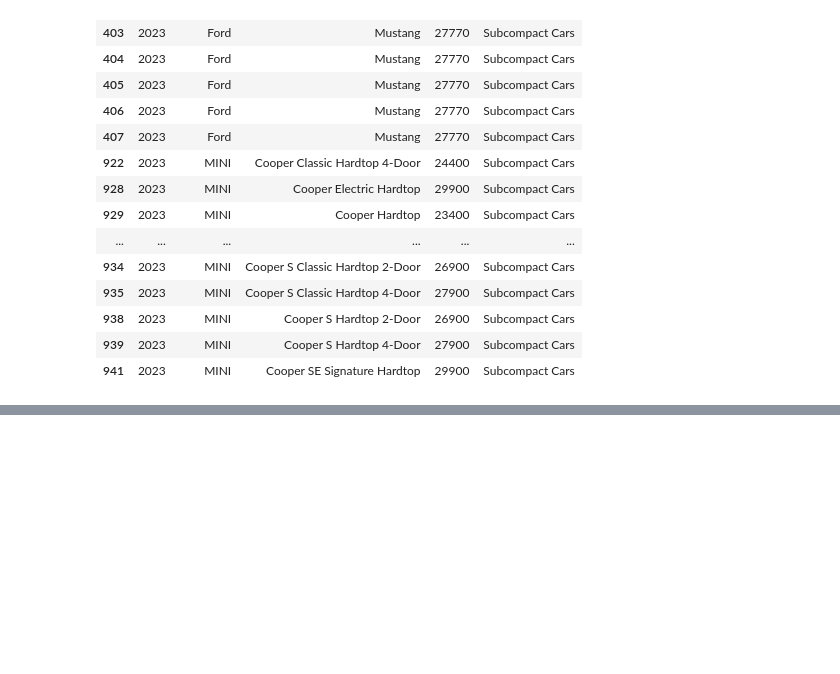
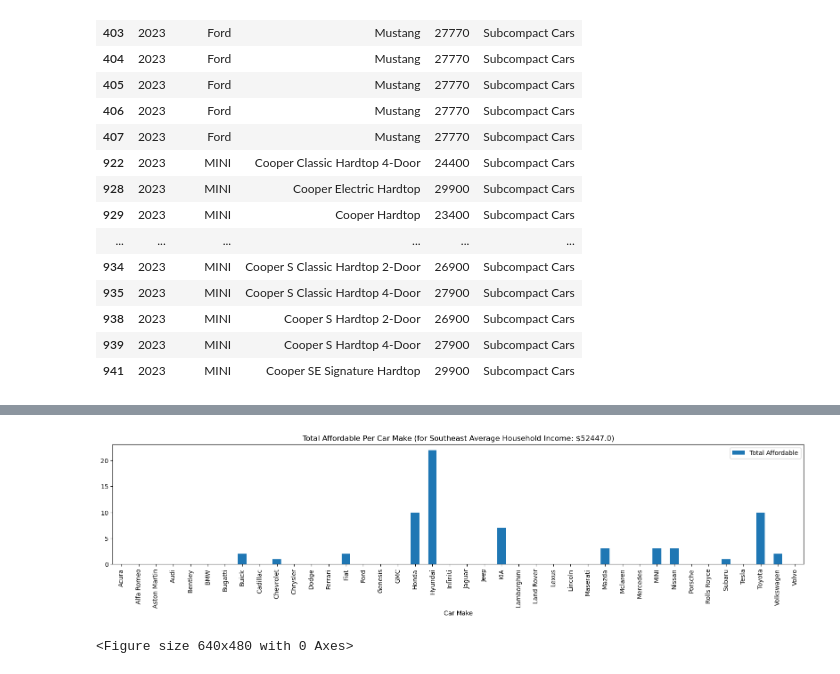
Before and after one commit to raniljoshua/Data-Analysis-Bootcamp_Project-1, a Jupyter notebook: car_payment.ipynb, the cells around one changed output, grey strips where cells are left out. Cells and saved outputs as stored; diff of their text form; code cells hidden in the pictures; blank space fills up the shorter version.

```diff
--- a/car_payment.ipynb
+++ b/car_payment.ipynb
@@ -315,0 +325,19 @@ plt.tight_layout()
+# %%
+# Southeast Average Household Income: 52447.0
+
+# Assumptions:
+#   9.09% APR (Estimate based on credit rating 660-719)
+#   72 month (6-year) car loan term
+#   10% of monthly income budgeted for car payment
+
+interest_rate = 0.0909
+loan_term = 72
+
+annual_income = 52447.0
+monthly_income = annual_income/12
+monthly_payment_budget = monthly_income*0.1
+
+# print(car_makes)
+
+total_afford_df = total_afford_per_make(car_prices_df,interest_rate,loan_term,monthly_payment_budget,car_makes)
+total_afford_df
@@ -315,0 +362,15 @@ plt.tight_layout()
+# %%
+total_afford_df = total_afford_df.set_index("Car Make")
+total_afford_df.head()
+
+# Use DataFrame.plot() in order to create a bar chart of the data
+total_afford_df.plot(kind="bar", figsize=(20,3.5))
+
+# Set a title for the chart
+plt.title(f"Total Affordable Per Car Make (for Southeast Average Household Income: $52447.0)")
+
+plt.show()
+plt.tight_layout()
+# %% [output]
+[figure, added]
+<Figure size 640x480 with 0 Axes>
```
Also changed, not shown: parts of 18 cells of this notebook, 4 other files.
